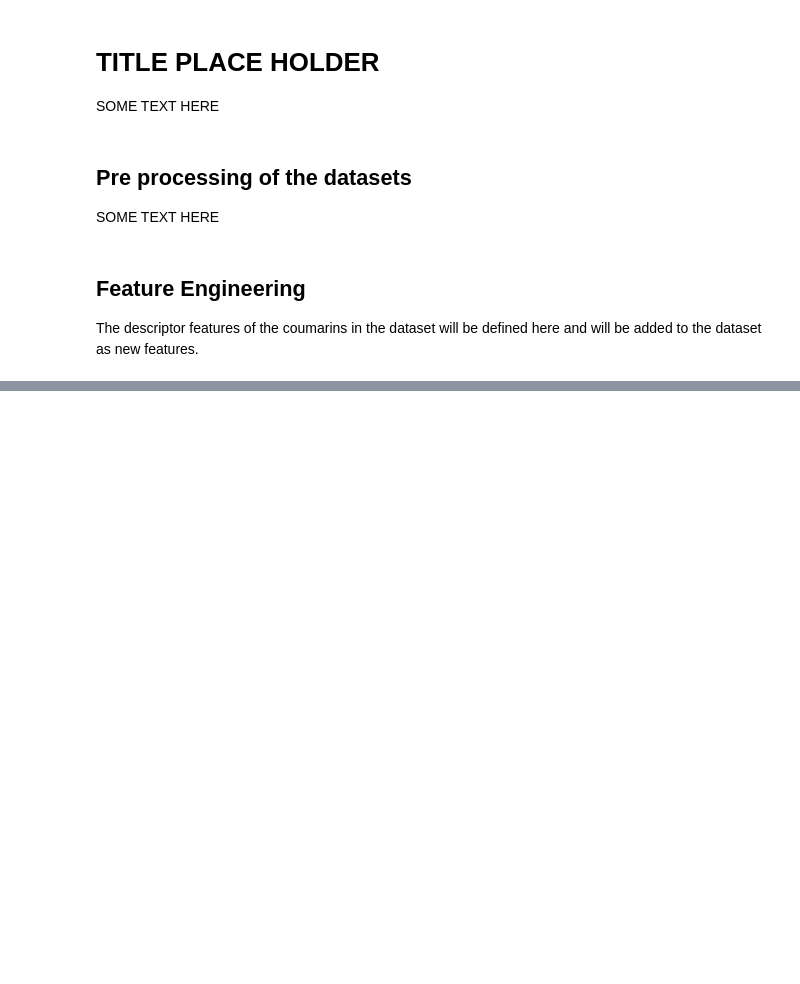
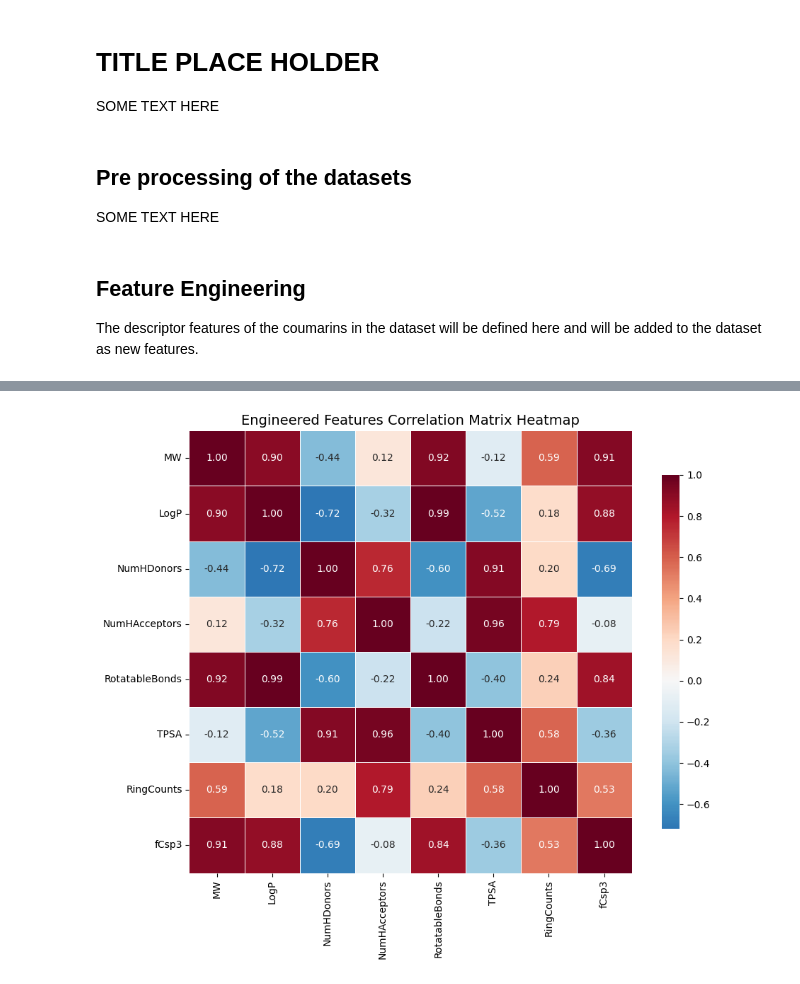
Before and after one commit to Arash84Prhsn/CoumarinData_MachineLearning, a Jupyter notebook: noteBook.ipynb, the cells around one changed output, grey strips where cells are left out. Saved outputs shown, nothing was run; the diff lists cells and outputs as text; code cells hidden in the pictures; blank space fills up the shorter version.

```diff
--- a/noteBook.ipynb
+++ b/noteBook.ipynb
@@ -172,6 +172,9 @@ the dataset as new features.
 # %%
 import numpy as np
 import pandas as pd
+from tabulate import tabulate
+import matplotlib.pylab as plt
+import seaborn as sns
 
 # All features Engineering will be done in this script, and kept separated from the general preProcessing
 
@@ -245,5 +248,33 @@ data["TPSA"] = data["Coumarin"].map(TPSAs)
 data["RingCounts"] = data["Coumarin"].map(ringCounts)
 data["fCsp3"] = data["Coumarin"].map(fCsp3s)
 
-print(data.head)
+# Take a look at the new data structure and columns
+print("Head of the data after new features:")
+print(tabulate(data.head(), headers='keys', tablefmt='grid'))
+
+# Check out the correlation matrix of the new features
+cols = ["MW", "LogP", "NumHDonors", "NumHAcceptors", "RotatableBonds", "TPSA", "RingCounts", "fCsp3"]
+corr_matrix = data[cols].corr()
+print("\nCorrelation Matrix of the newly engineered features:")
+print(tabulate(corr_matrix, headers='keys', tablefmt='grid'))
+
+# Create heatmap
+plt.figure(figsize=(10, 8))
+
+sns.heatmap(corr_matrix,
+            annot=True,                # Show values
+            cmap='RdBu_r',             # Color scheme
+            center=0,                  # Center colormap at 0
+            fmt='.2f',                 # 2 decimal places
+            square=True,               # Square cells
+            linewidths=0.5,            # Grid lines
+            cbar_kws={"shrink": 0.8})  # Colorbar size
+
+plt.title('Engineered Features Correlation Matrix Heatmap', fontsize=14)
+plt.tight_layout()
+
+plt.show()
+
+# Given the results of the Correlation matrix I have decided that adding cross features could be
+# of negative effect to the overall extrapolation process.
 # %% [output]
@@ -266,0 +298 @@ print(data.head)
+[figure, added]
```
Also changed, not shown: parts of 1 cell of this notebook, 3 other files.
